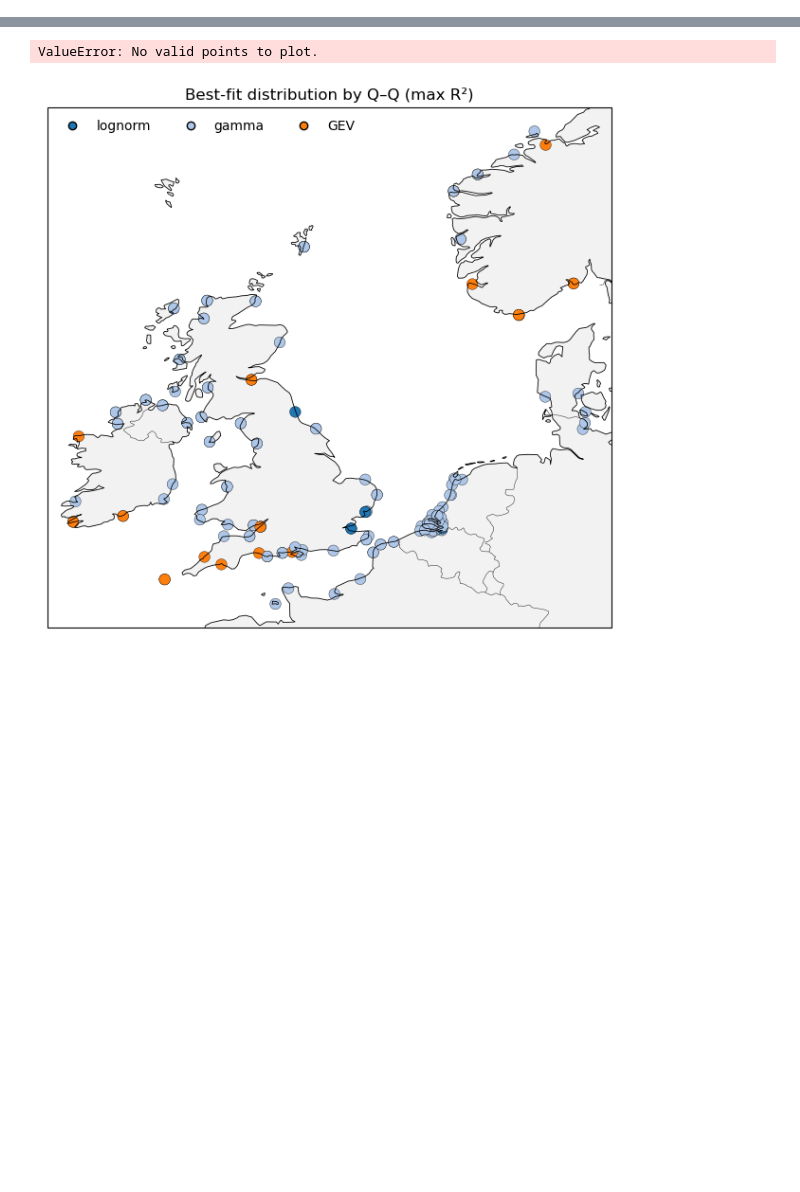
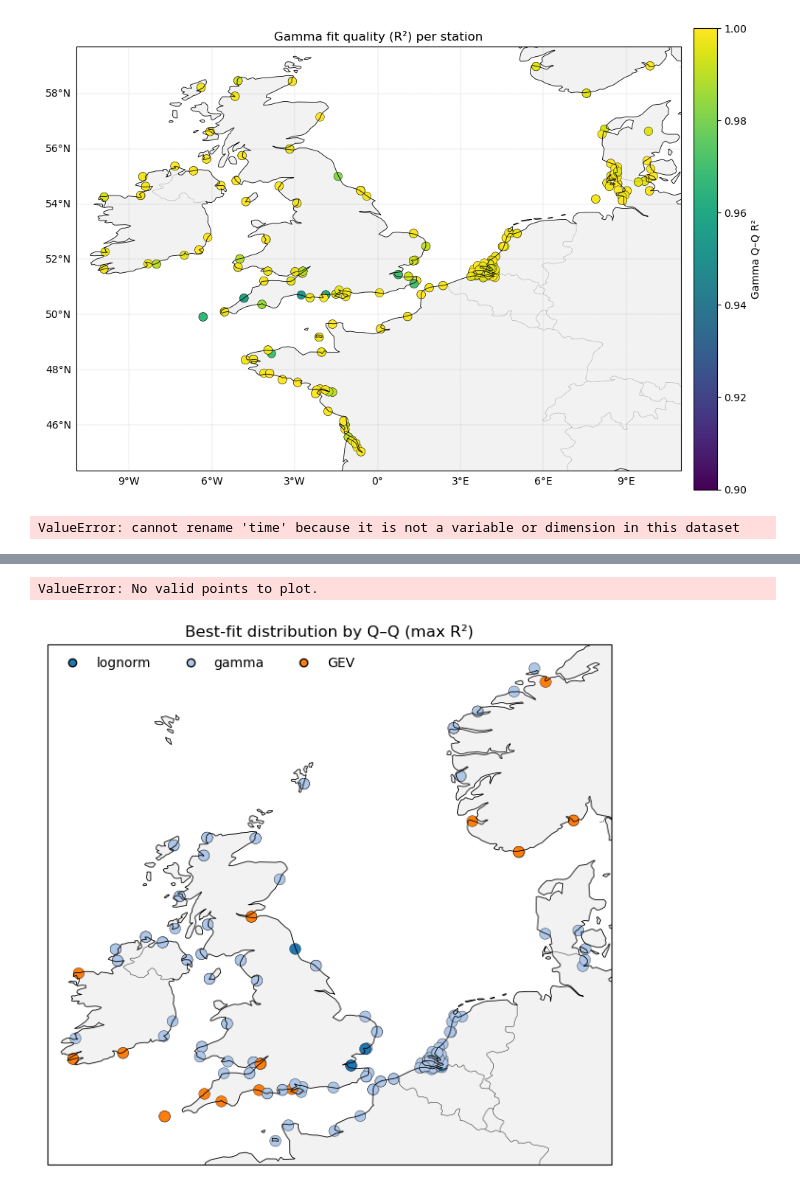
Before and after one commit to lisanneblok/ESL, a Jupyter notebook: notebooks/1_data_prep/Q-Qfits4.ipynb, the cells around one changed output, grey strips where cells are left out. Saved outputs shown, nothing was run; the diff lists cells and outputs as text; code cells hidden in the pictures; blank space fills up the shorter version.

```diff
--- a/notebooks/1_data_prep/Q-Qfits4.ipynb
+++ b/notebooks/1_data_prep/Q-Qfits4.ipynb
@@ -629,0 +540,51 @@ residual_is_deviant   shape=(157, 750192)   attrs={}
+# %%
+import numpy as np
+import matplotlib.pyplot as plt
+import cartopy.crs as ccrs
+import cartopy.feature as cfeature
+
+# Pull arrays
+lat = df_all["latitude"].values
+lon = df_all["longitude"].values
+r2  = df_all["gamma_r2"].values.astype(float)
+
+# Keep valid points
+m = np.isfinite(lat) & np.isfinite(lon) & np.isfinite(r2)
+lat = lat[m]; lon = lon[m]; r2 = r2[m]
+
+# --- Cap legend range ---
+vmin = 0.90   # lower bound of colorbar
+vmax = 1.00   # upper bound of colorbar
+
+proj = ccrs.PlateCarree()
+fig = plt.figure(figsize=(10, 7))
+ax = plt.axes(projection=proj)
+
+# Extent with padding
+xmin, xmax = float(np.nanmin(lon)), float(np.nanmax(lon))
+ymin, ymax = float(np.nanmin(lat)), float(np.nanmax(lat))
+pad_x = max(0.5, 0.05 * (xmax - xmin))
+pad_y = max(0.5, 0.05 * (ymax - ymin))
+ax.set_extent([xmin - pad_x, xmax + pad_x, ymin - pad_y, ymax + pad_y], crs=proj)
+
+# Basemap
+ax.add_feature(cfeature.LAND, facecolor="0.95")
+ax.add_feature(cfeature.OCEAN, facecolor="white")
+ax.add_feature(cfeature.COASTLINE, linewidth=0.6)
+ax.add_feature(cfeature.BORDERS, linewidth=0.3, linestyle=":")
+gl = ax.gridlines(draw_labels=True, linewidth=0.3, color="gray", alpha=0.5, linestyle="--")
+gl.right_labels = False; gl.top_labels = False
+
+# Scatter plot
+sc = ax.scatter(lon, lat, c=r2, s=70, cmap="viridis", vmin=vmin, vmax=vmax,
+                edgecolor="k", linewidth=0.3, transform=proj)
+
+cb = plt.colorbar(sc, ax=ax, fraction=0.036, pad=0.02)
+cb.set_label("Gamma Q–Q R²")
+cb.set_ticks(np.linspace(vmin, vmax, 6))   # nice scale e.g. 0.75, 0.80, ...
+
+ax.set_title("Gamma fit quality (R²) per station")
+plt.tight_layout()
+plt.show()
+# %% [output]
+[figure, added]
@@ -629,0 +664,4 @@ residual_is_deviant   shape=(157, 750192)   attrs={}
+# %%
+ds = ds.rename({"time": "station"})
+# %% [output]
+ValueError: cannot rename 'time' because it is not a variable or dimension in this dataset
```
Also changed, not shown: parts of 18 cells of this notebook, 49 other files.
